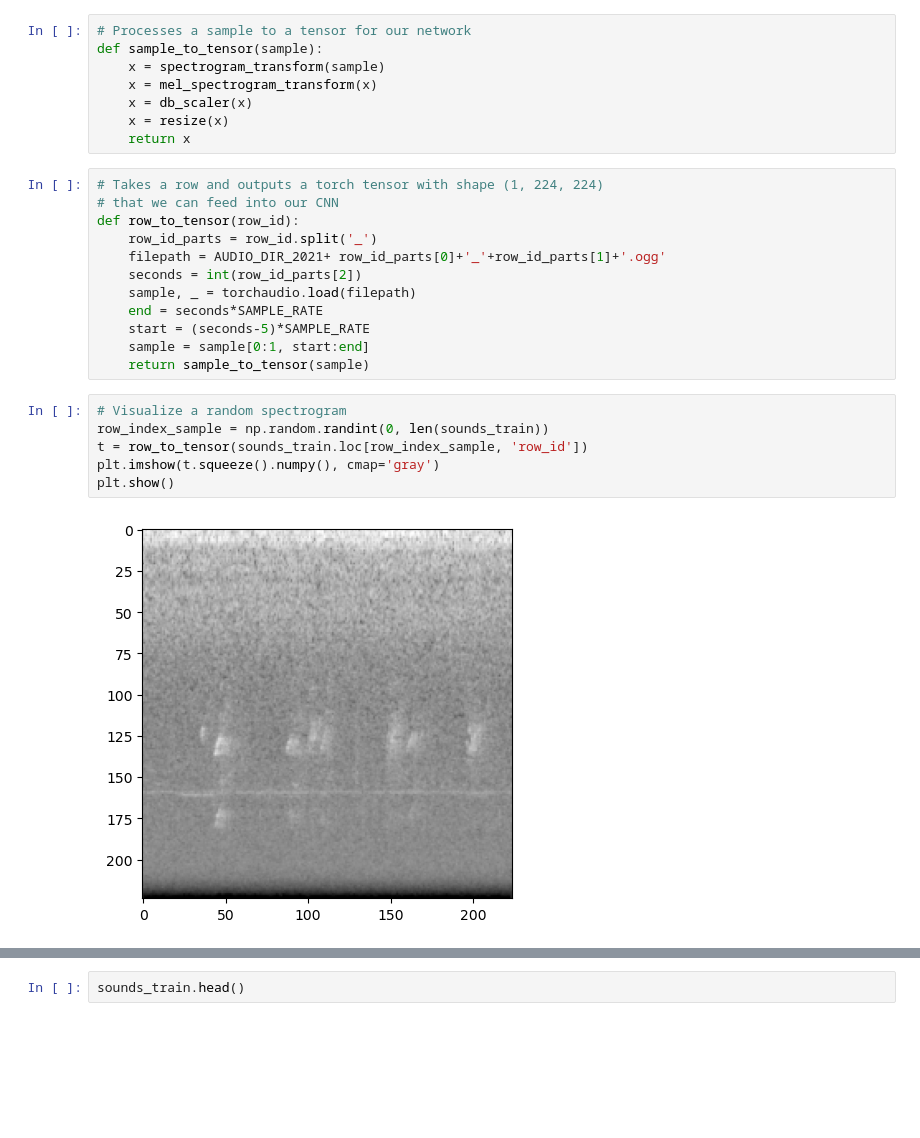
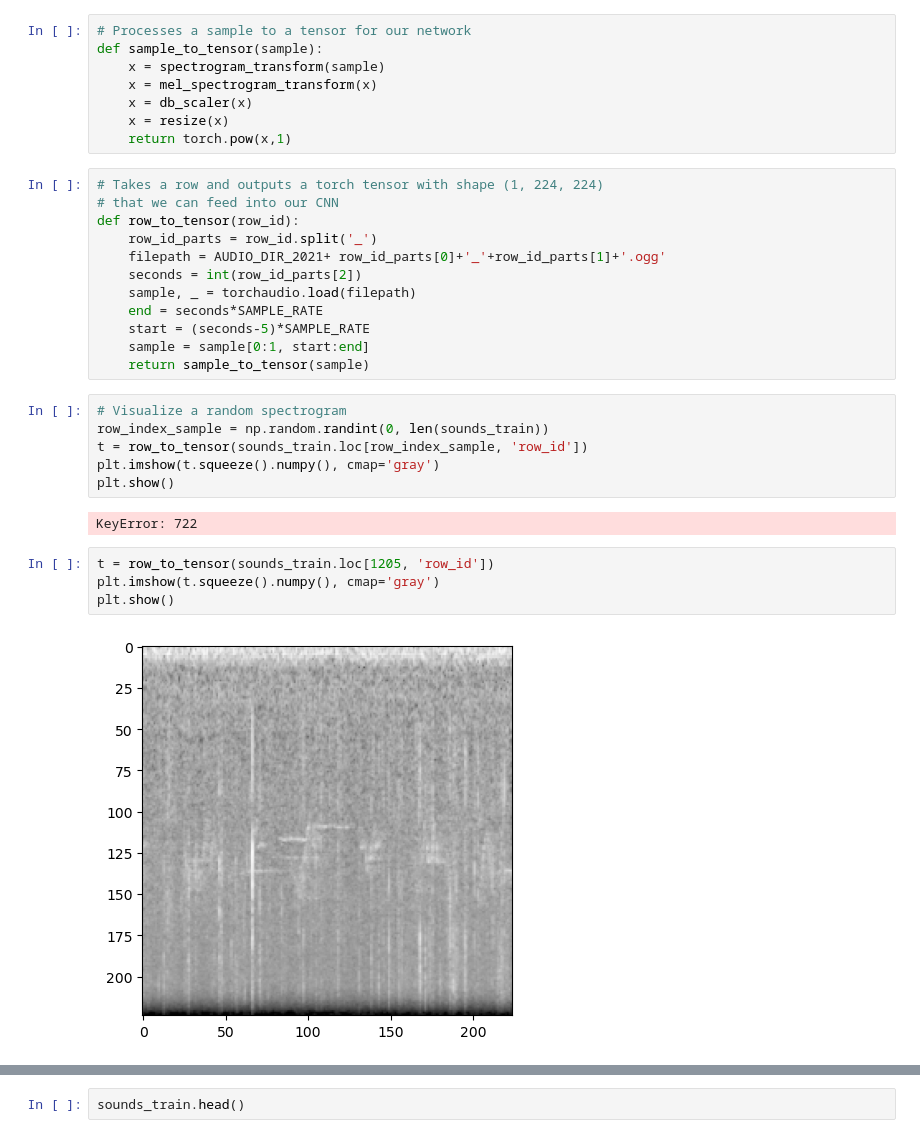
Before and after one commit to AmziJeffs/Erdos_birdCLEF, a Jupyter notebook: scripts/birdcall_detection.ipynb, the cells around one changed output, grey strips where cells are left out. Drawn from its saved outputs; the diff is of its cells as text; blank space fills up the shorter version.

```diff
--- a/scripts/birdcall_detection.ipynb
+++ b/scripts/birdcall_detection.ipynb
@@ -153,7 +153,7 @@ def sample_to_tensor(sample):
     x = mel_spectrogram_transform(x)
     x = db_scaler(x)
     x = resize(x)
-    return x
+    return torch.pow(x,1)
 # %%
 # Takes a row and outputs a torch tensor with shape (1, 224, 224)
 # that we can feed into our CNN
@@ -173,4 +173,10 @@ t = row_to_tensor(sounds_train.loc[row_index_sample, 'row_id'])
 plt.imshow(t.squeeze().numpy(), cmap='gray')
 plt.show()
 # %% [output]
-[figure, removed]
+KeyError: 722
+# %%
+t = row_to_tensor(sounds_train.loc[1205, 'row_id'])
+plt.imshow(t.squeeze().numpy(), cmap='gray')
+plt.show()
+# %% [output]
+[figure, added]
```
Also changed, not shown: parts of 19 cells of this notebook, 2 other files.
